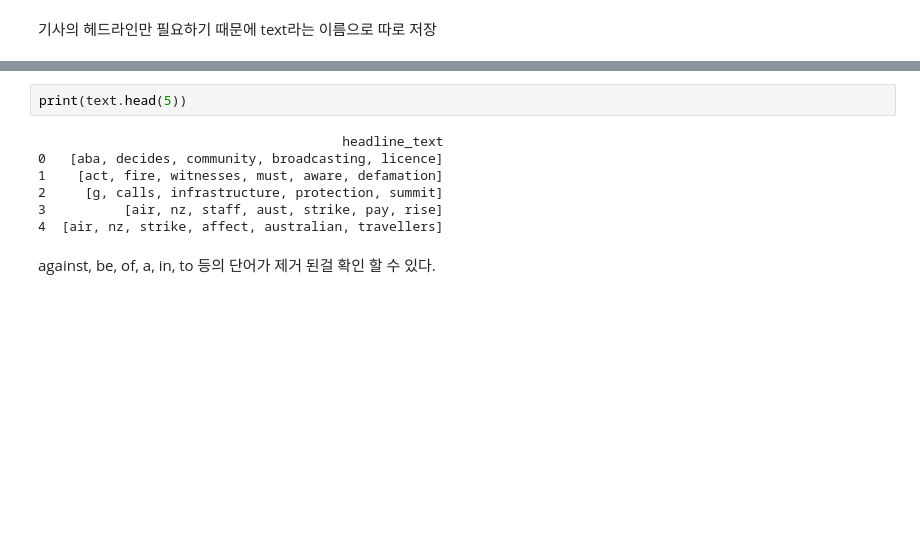
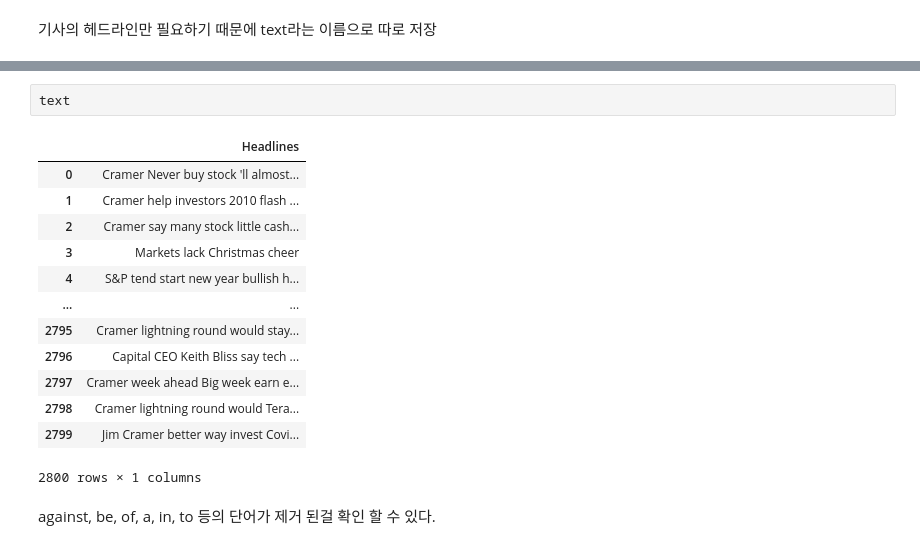
Before and after one commit to jokercsi/BERT-based-ABSA-LDA-stock-prediction-model, a Jupyter notebook: googleColab/LDApractice.ipynb, the cells around one changed output, grey strips where cells are left out. Drawn from its saved outputs; the diff is of its cells as text; blank space fills up the shorter version.

```diff
--- a/googleColab/LDApractice.ipynb
+++ b/googleColab/LDApractice.ipynb
@@ -80,12 +144,19 @@ See the caveats in the documentation: https://pandas.pydata.org/pandas-docs/stab
-# %%
-print(text.head(5))
-# %% [output]
-                                       headline_text
-0   [aba, decides, community, broadcasting, licence]
-1    [act, fire, witnesses, must, aware, defamation]
-2     [g, calls, infrastructure, protection, summit]
-3          [air, nz, staff, aust, strike, pay, rise]
-4  [air, nz, strike, affect, australian, travellers]
+# %%
+text
+# %% [output]
+|  | Headlines |
+| 0 | Cramer Never buy stock 'll almost... |
+| 1 | Cramer help investors 2010 flash ... |
+| 2 | Cramer say many stock little cash... |
+| 3 | Markets lack Christmas cheer |
+| 4 | S&P tend start new year bullish h... |
+| ... | ... |
+| 2795 | Cramer lightning round would stay... |
+| 2796 | Capital CEO Keith Bliss say tech ... |
+| 2797 | Cramer week ahead Big week earn e... |
+| 2798 | Cramer lightning round would Tera... |
+| 2799 | Jim Cramer better way invest Covi... |
+2800 rows × 1 columns
 # %% [markdown]
 against, be, of, a, in, to 등의 단어가 제거 된걸 확인 할 수 있다.
 # %%
```
Also changed, not shown: parts of 35 cells of this notebook, 2 other files.
